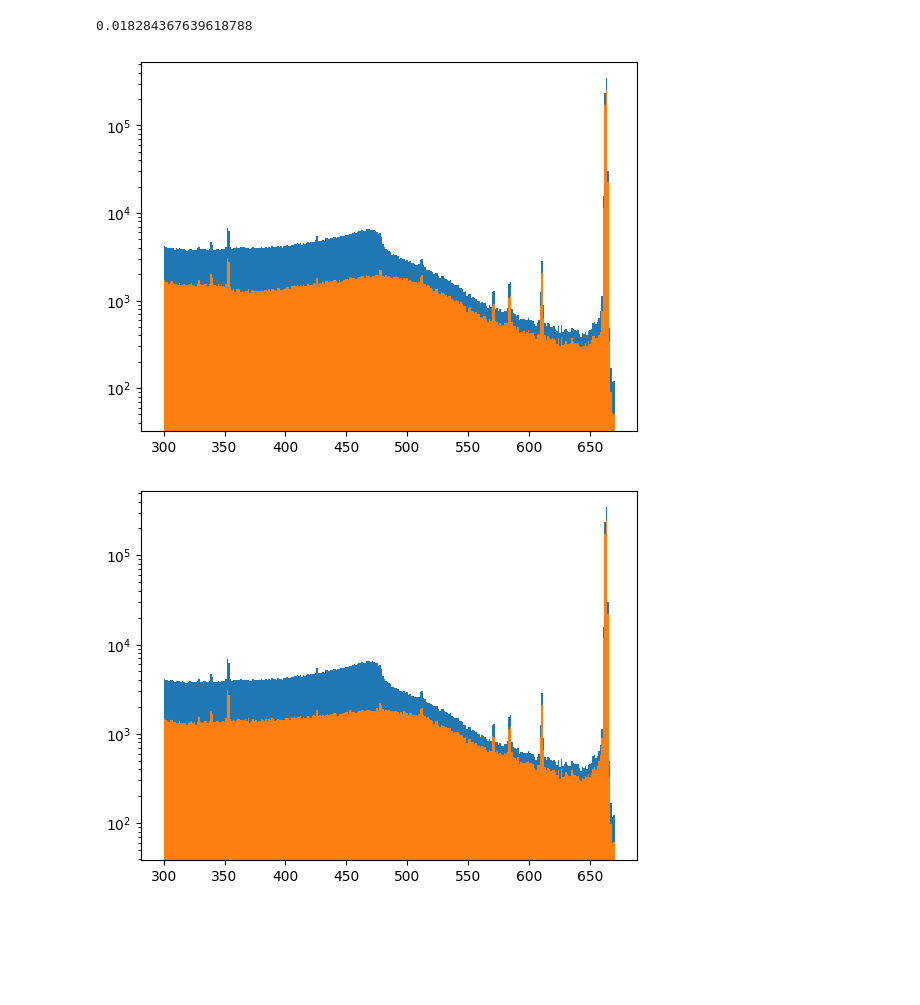
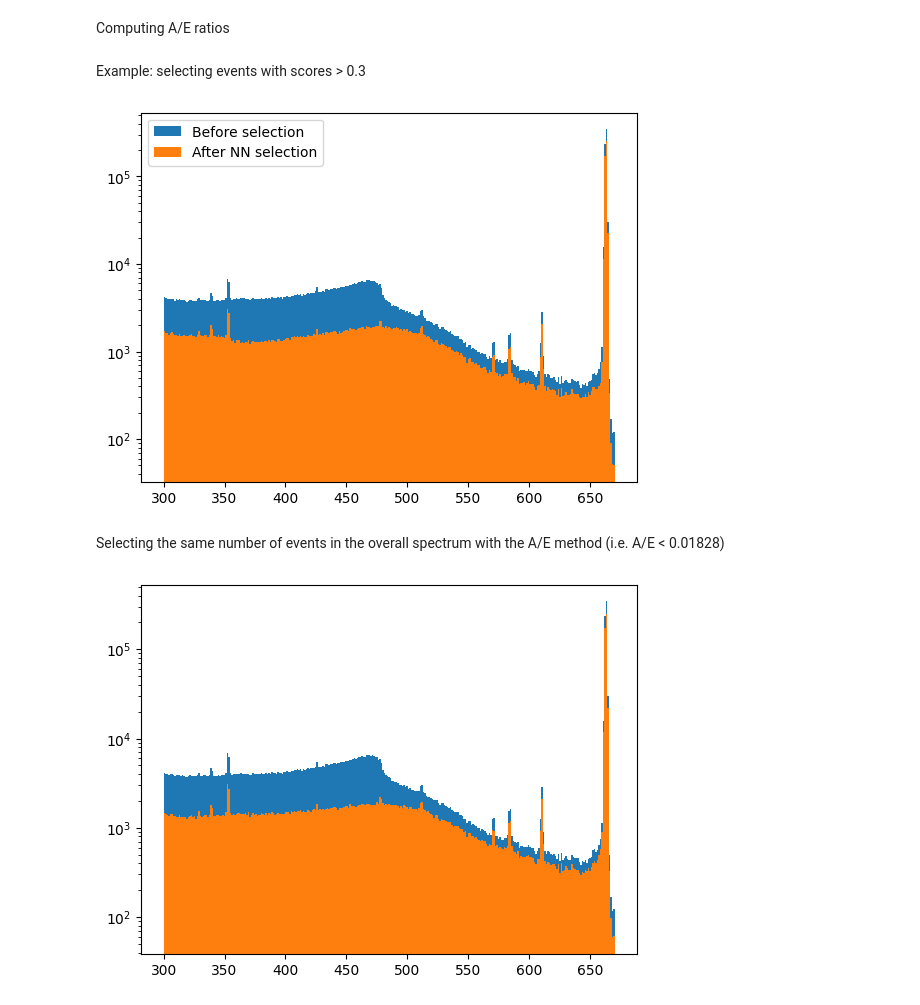
Before and after one commit to giachero/BEGepro, a Jupyter notebook: notebooks/test_crioconite.ipynb, the cells around one changed output. Saved outputs shown, nothing was run; the diff lists cells and outputs as text; code cells hidden in the pictures; blank space fills up the shorter version.

Commit message:
refactoring and adding hybrid method

```diff
--- a/notebooks/test_crioconite.ipynb
+++ b/notebooks/test_crioconite.ipynb
@@ -47,17 +54,21 @@ scores = classifier_class.classifier.predict(predictions)[:,0]
+# %% [markdown]
+Computing A/E ratios
 # %%
 avse = amplitudes/pulse_height
+# %% [markdown]
+Example: selecting events with scores > 0.3
 # %%
 predictions_nn = scores > 0.3
 avse_threshold = compute_threshold(avse, predictions_nn.sum(), "avse", stress_limit = 100000)
-print(avse_threshold)
 nbins = 301
 plt.hist(energies, range = [300, 670], bins = nbins)[-1]
 plt.hist(energies[predictions_nn], range = [300, 670], bins = nbins)[-1]
-
+plt.legend(["Before selection", "After NN selection"])
 plt.yscale("log")
 # %% [output]
-0.018284367639618788
-[figure, old version]
+[figure, new version]
+# %% [markdown]
+Selecting the same number of events in the overall spectrum with the A/E method (i.e. A/E < 0.01828)
 # %%
 plt.hist(energies, range = [300, 670], bins = nbins)[-1]
 plt.hist(energies[avse < avse_threshold], range = [300, 670], bins = nbins)[-1]
```
Also changed, not shown: parts of 12 cells of this notebook, 9 other files.
